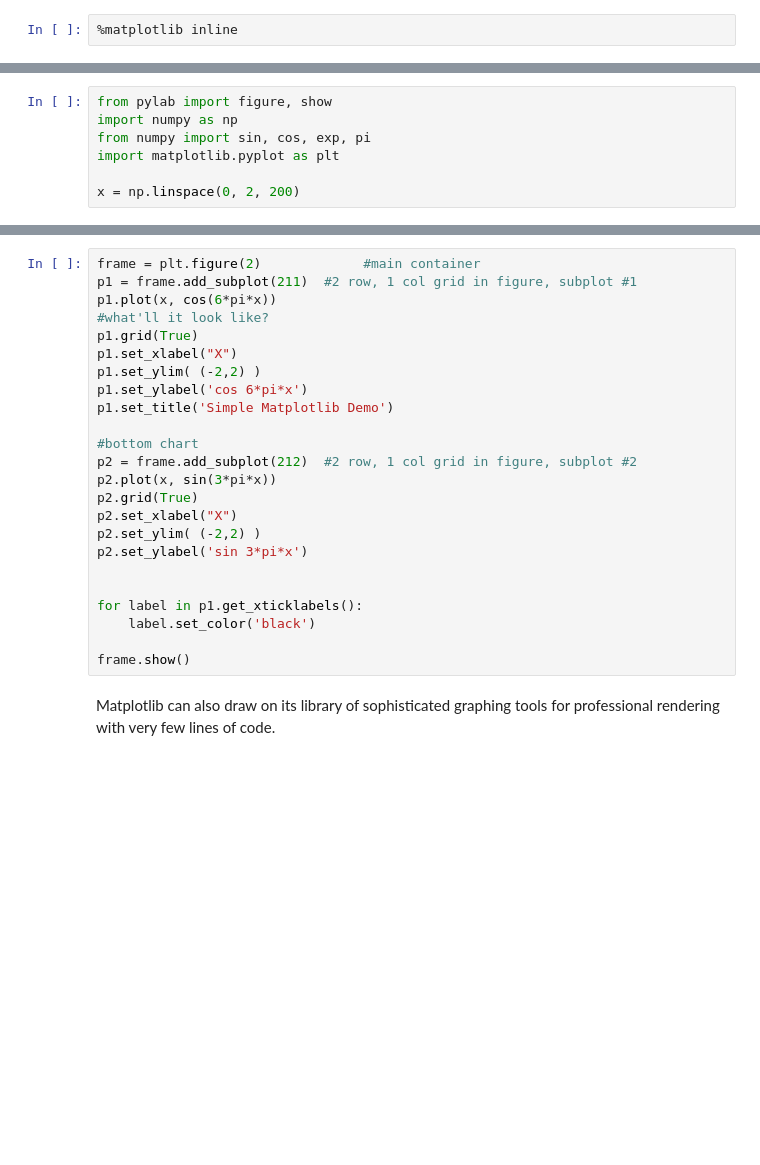
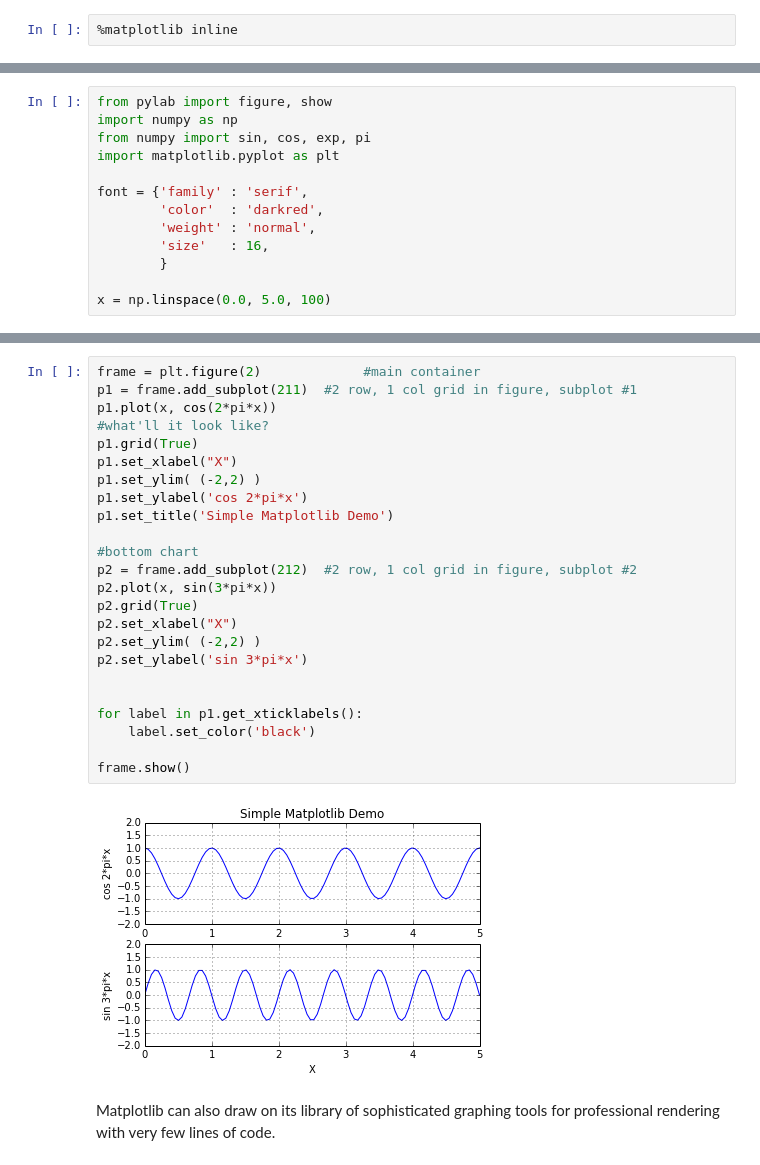
Before and after one commit to holdenweb/int-py-notes, a Jupyter notebook: nbsource/matplotlib.ipynb, the cells around one changed output, grey strips where cells are left out. Saved outputs shown, nothing was run; the diff lists cells and outputs as text; blank space fills up the shorter version.

```diff
--- a/nbsource/matplotlib.ipynb
+++ b/nbsource/matplotlib.ipynb
@@ -8,5 +14,11 @@ import numpy as np
 from numpy import sin, cos, exp, pi
 import matplotlib.pyplot as plt
 
-x = np.linspace(0, 2, 200)
+font = {'family' : 'serif',
+        'color'  : 'darkred',
+        'weight' : 'normal',
+        'size'   : 16,
+        }
+
+x = np.linspace(0.0, 5.0, 100)
 # %%
@@ -31,27 +39,29 @@ plt.show()
 # %%
 frame = plt.figure(2)             #main container
 p1 = frame.add_subplot(211)  #2 row, 1 col grid in figure, subplot #1
-p1.plot(x, cos(6*pi*x))
+p1.plot(x, cos(2*pi*x))
 #what'll it look like?
 p1.grid(True)
 p1.set_xlabel("X")
 p1.set_ylim( (-2,2) )
-p1.set_ylabel('cos 6*pi*x')
+p1.set_ylabel('cos 2*pi*x')
 p1.set_title('Simple Matplotlib Demo')
 
 #bottom chart
 p2 = frame.add_subplot(212)  #2 row, 1 col grid in figure, subplot #2
 p2.plot(x, sin(3*pi*x))
 p2.grid(True)
 p2.set_xlabel("X")
 p2.set_ylim( (-2,2) )
 p2.set_ylabel('sin 3*pi*x')
 
 
 for label in p1.get_xticklabels():
     label.set_color('black')
 
 frame.show()
+# %% [output]
+[figure, added]
 # %% [markdown]
 Matplotlib can also draw on its library of sophisticated graphing tools for professional rendering with very few lines of code.
 # %%
```
Also changed, not shown: parts of 10 cells of this notebook, 1 other file.
